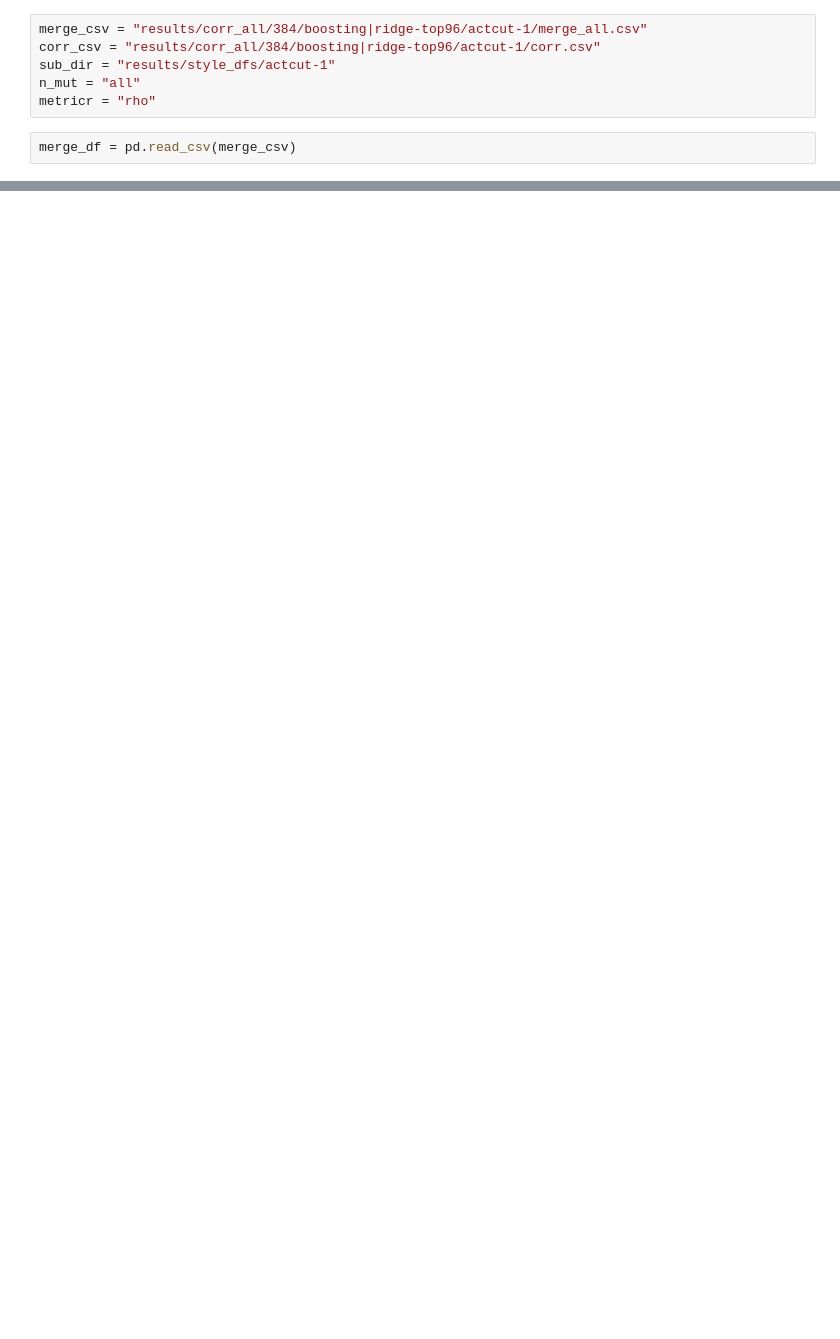
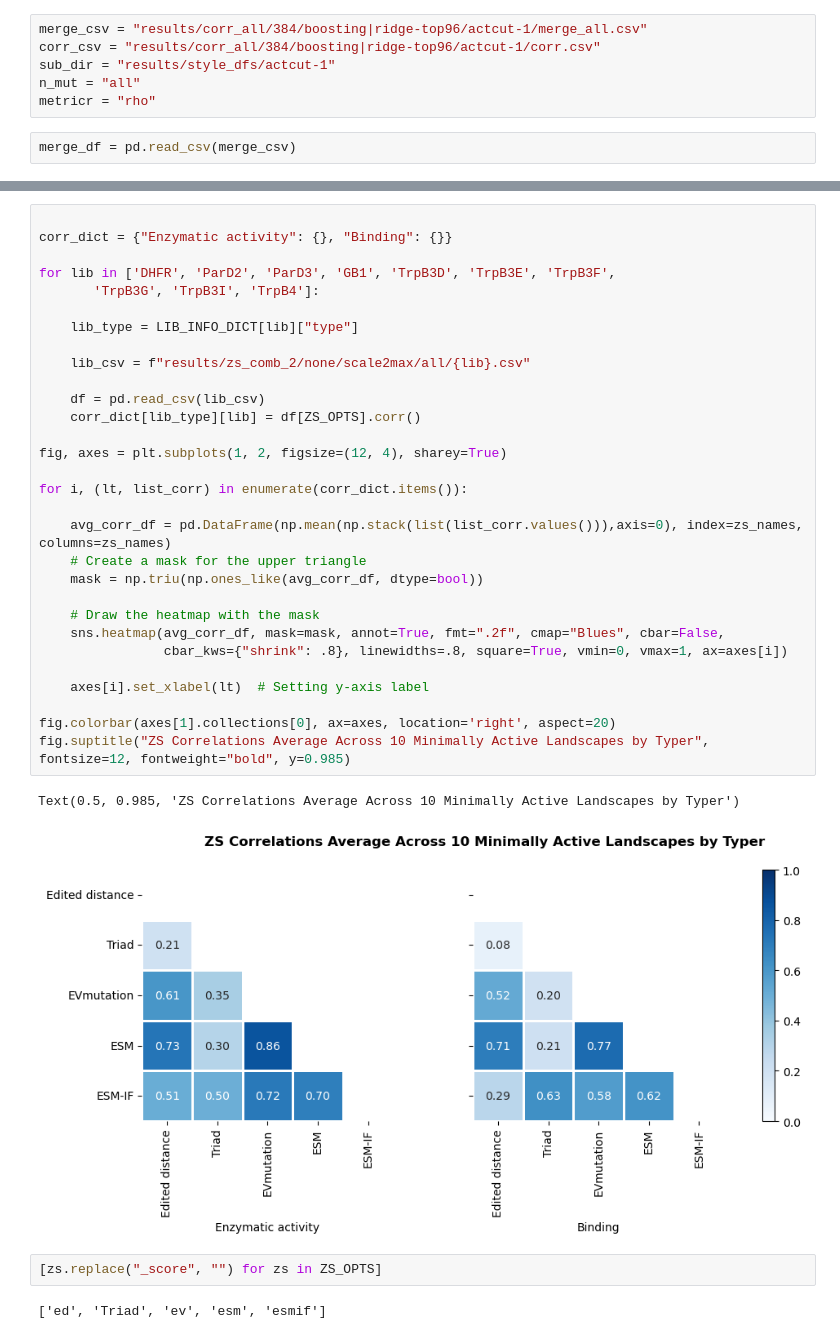
Before and after one commit to fhalab/SSMuLA, a Jupyter notebook: sandbox/zs_corr_avg_ls.ipynb, the cells around one changed output, grey strips where cells are left out. Saved outputs shown, nothing was run; the diff lists cells and outputs as text; blank space fills up the shorter version.

```diff
--- a/sandbox/zs_corr_avg_ls.ipynb
+++ b/sandbox/zs_corr_avg_ls.ipynb
@@ -200,0 +296,37 @@ ZS_OPTS
+# %%
+
+corr_dict = {"Enzymatic activity": {}, "Binding": {}}
+
+for lib in ['DHFR', 'ParD2', 'ParD3', 'GB1', 'TrpB3D', 'TrpB3E', 'TrpB3F',
+       'TrpB3G', 'TrpB3I', 'TrpB4']:
+
+    lib_type = LIB_INFO_DICT[lib]["type"]
+
+    lib_csv = f"results/zs_comb_2/none/scale2max/all/{lib}.csv"
+
+    df = pd.read_csv(lib_csv)
+    corr_dict[lib_type][lib] = df[ZS_OPTS].corr()
+
+fig, axes = plt.subplots(1, 2, figsize=(12, 4), sharey=True)
+
+for i, (lt, list_corr) in enumerate(corr_dict.items()):
+
+    avg_corr_df = pd.DataFrame(np.mean(np.stack(list(list_corr.values())),axis=0), index=zs_names, columns=zs_names)
+    # Create a mask for the upper triangle
+    mask = np.triu(np.ones_like(avg_corr_df, dtype=bool))
+
+    # Draw the heatmap with the mask
+    sns.heatmap(avg_corr_df, mask=mask, annot=True, fmt=".2f", cmap="Blues", cbar=False,
+                cbar_kws={"shrink": .8}, linewidths=.8, square=True, vmin=0, vmax=1, ax=axes[i])
+
+    axes[i].set_xlabel(lt)  # Setting y-axis label
+
+fig.colorbar(axes[1].collections[0], ax=axes, location='right', aspect=20)
+fig.suptitle("ZS Correlations Average Across 10 Minimally Active Landscapes by Typer", fontsize=12, fontweight="bold", y=0.985)
+# %% [output]
+Text(0.5, 0.985, 'ZS Correlations Average Across 10 Minimally Active Landscapes by Typer')
+[figure, added]
+# %%
+[zs.replace("_score", "") for zs in ZS_OPTS]
+# %% [output]
+['ed', 'Triad', 'ev', 'esm', 'esmif']
```
Also changed, not shown: parts of 37 cells of this notebook, 4 other files.
